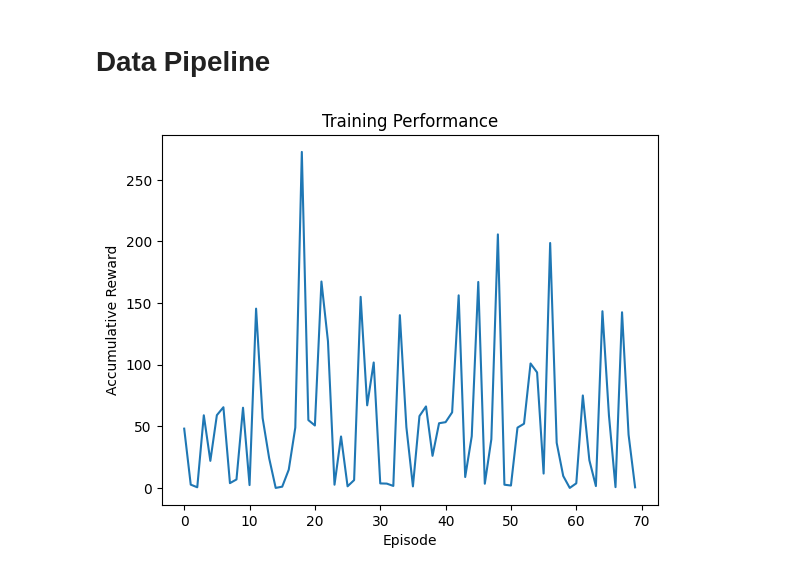
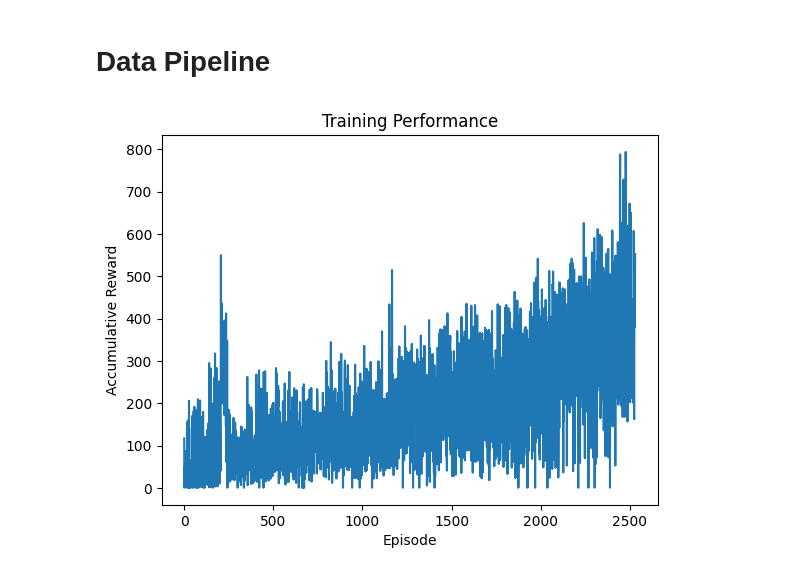
Before and after one commit to antonoliv/grl-ded, a Jupyter notebook: src/grl/data_pipeline.ipynb, the cells around one changed output. Cells and saved outputs as stored; diff of their text form; code cells hidden in the pictures.

```diff
--- a/src/grl/data_pipeline.ipynb
+++ b/src/grl/data_pipeline.ipynb
@@ -3,19 +3,19 @@
 # %%
 import pandas as pd
 import matplotlib.pyplot as plt
 # Specify the path to your CSV file
-file_path = './models/sac/data/train/step.csv'
+file_path = './models/sac copy/data/train/step.csv'
 
 # Read the CSV file
 df = pd.read_csv(file_path)
 plt.plot(df['Episode'], df['Accumulative Reward'])
 
 # Customize the plot
 plt.title('Training Performance')
 plt.xlabel('Episode')
 plt.ylabel('Accumulative Reward')
 
 # Show the plot
 plt.show()
 # %% [output]
-[figure, old version]
+[figure, new version]
```
Also changed, not shown: 28 other files.
